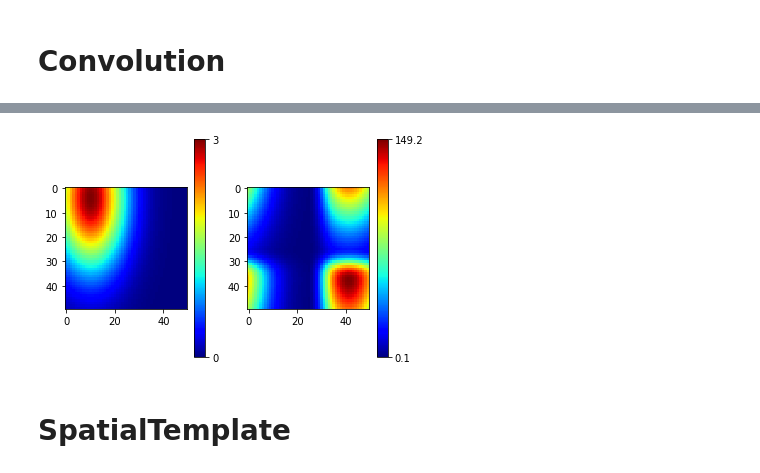
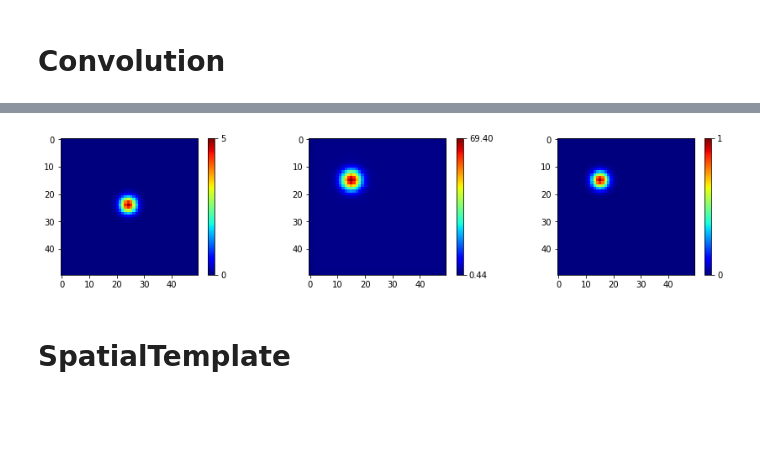
Before and after one commit to rturon/dft_in_nengo, a Jupyter notebook: notebooks/Additional_cedar_modules.ipynb, the cells around one changed output, grey strips where cells are left out. Cells and saved outputs as stored; diff of their text form; code cells hidden in the pictures; blank space fills up the shorter version.

```diff
--- a/notebooks/Additional_cedar_modules.ipynb
+++ b/notebooks/Additional_cedar_modules.ipynb
@@ -56,16 +56,21 @@ def make_gaussian(sizes, centers, sigmas, a):
     return activations
 # %%
 class GaussInput(object):
-    def __init__(self, sizes, centers, sigmas, a):
+    def __init__(self, sizes, centers, sigmas, a, name=None):
 
         # add asserts to check if sizes same length as centers and sigmas
         self.sizes = sizes
         self.centers = centers
         self.sigmas = sigmas
         self.a = a
+        self.name = name
 
     def make_node(self):
-        return nengo.Node(make_gaussian(self.sizes, self.centers, self.sigmas, self.a).flatten())
+        if self.name is not None:
+            self.node = nengo.Node(make_gaussian(self.sizes, self.centers, self.sigmas, self.a).flatten(),
+                                   label=self.name)
+        else:
+            self.node = nengo.Node(make_gaussian(self.sizes, self.centers, self.sigmas, self.a).flatten())
 # %%
 model1 = nengo.Network()
 
@@ -606,16 +723,21 @@ sizes = [50,50]
 with model6:
 
 
-    inp_conv = GaussInput(sizes, [4,10], [20,10], 3).make_node()
+    inp_conv = GaussInput(sizes, [24,24], [2,2], 5)
+    inp_conv.make_node()
 #     kernel = nengo.Node(GaussKernel(5,3))
-    kernel = GaussInput(sizes, [5,5], [3,3], 1).make_node()
-    conv = Convolution(sizes, 'cyclic').make_node()
+    kernel = GaussInput(sizes, [15,15], [2,2], 1)
+    kernel.make_node()
+    conv = Convolution(sizes, 'zero-filled borders')
+    conv.make_node()
 
-    nengo.Connection(inp_conv, conv[np.prod(sizes):], synapse=0)
-    nengo.Connection(kernel, conv[:np.prod(sizes)], synapse=0)
+    nengo.Connection(inp_conv.node, conv.node[np.prod(sizes):], synapse=0)
+    con_fn = lambda x: abssigmoid(x-0.5)
+    nengo.Connection(kernel.node, conv.node[:np.prod(sizes)], synapse=0, function=con_fn)
 
-    probe_inp_conv = nengo.Probe(inp_conv)
-    probe_conv = nengo.Probe(conv)
+    probe_inp_conv = nengo.Probe(inp_conv.node)
+    probe_conv = nengo.Probe(conv.node)
+    probe_kernel = nengo.Probe(kernel.node)
 
 sim6 = nengo.Simulator(model6)
 with sim6:
@@ -626,19 +748,25 @@ HtmlProgressBar cannot be displayed. Please use the TerminalProgressBar. It can
 HtmlProgressBar cannot be displayed. Please use the TerminalProgressBar. It can be enabled with `nengo.rc.set('progress', 'progress_bar', 'nengo.utils.progress.TerminalProgressBar')`.
 [interactive output not drawn]
 # %%
-plt.figure()
-plt.subplot(1,2,1)
+plt.figure(figsize=(15,3))
+plt.subplot(1,3,1)
 plt.imshow(sim6.data[probe_inp_conv][1].reshape(*sizes), cmap='jet')
 plt.colorbar(ticks=[sim6.data[probe_inp_conv][1].min(),
                     sim6.data[probe_inp_conv][1].max()])
-plt.subplot(1,2,2)
+plt.subplot(1,3,2)
 plt.imshow(sim6.data[probe_conv][1].reshape(*sizes), cmap='jet')
 plt.colorbar(ticks=[sim6.data[probe_conv][1].min(),
                     sim6.data[probe_conv][1].max()])
+
+plt.subplot(1,3,3)
+plt.imshow(sim6.data[probe_kernel][1].reshape(*sizes), cmap='jet')
+plt.colorbar(ticks=[sim6.data[probe_kernel][1].min(),
+                    sim6.data[probe_kernel][1].max()])
+
 plt.show()
 # checked the result visually by creating the same architecture in cedar
 # %% [output]
-[figure, old version]
+[figure, new version]
 # %% [markdown]
 # SpatialTemplate
 # %%
```
Also changed, not shown: parts of 7 cells of this notebook, 7 other files.
